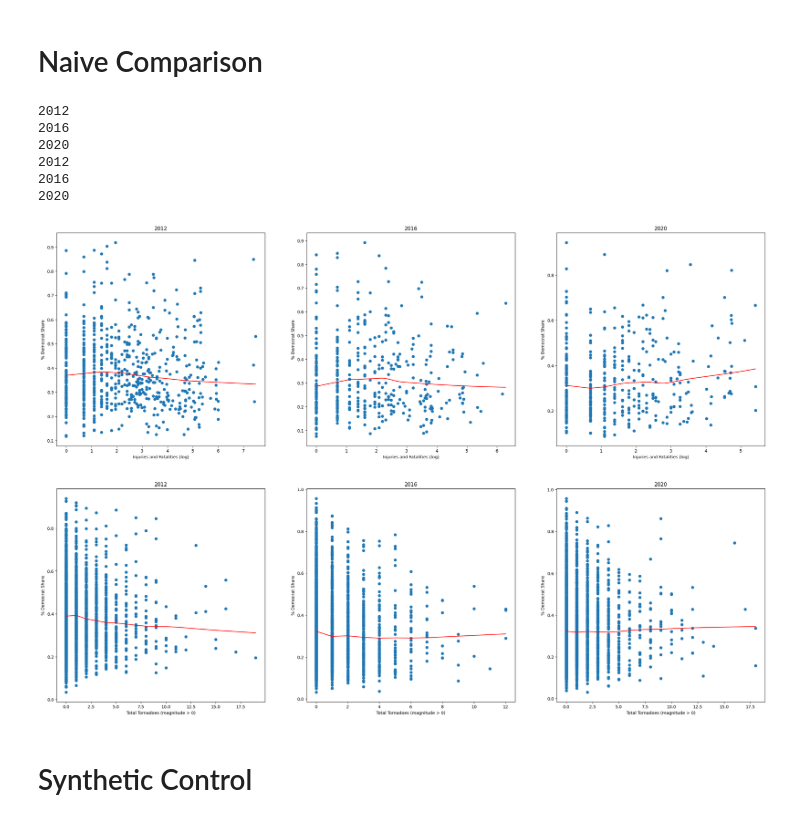
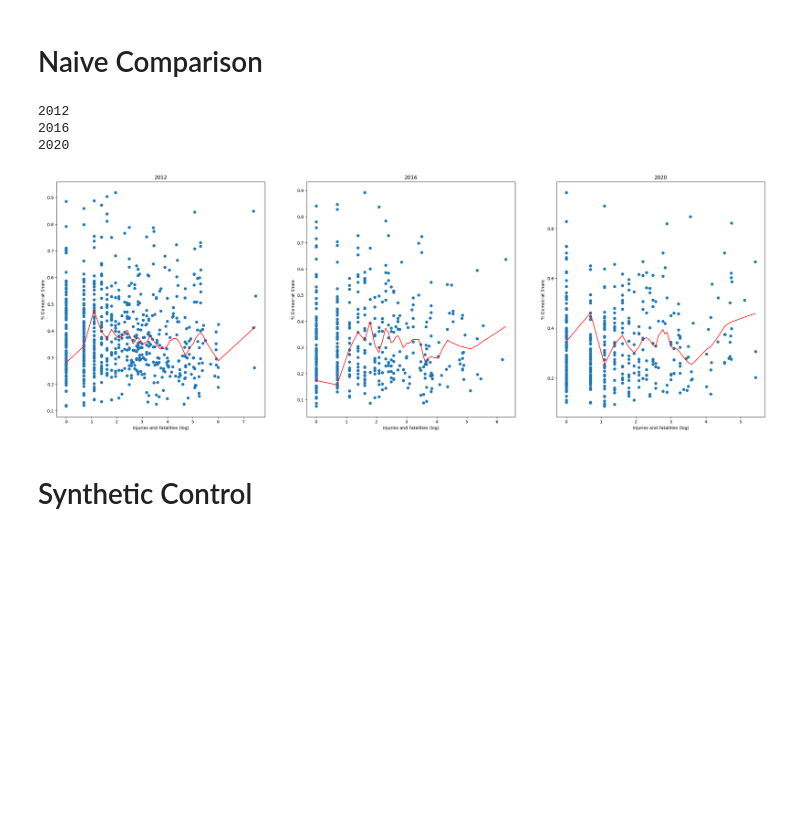
Before and after one commit to kmorhun/disasters_and_politics, a Jupyter notebook: src/voting_behavior.ipynb, the cells around one changed output. Cells and saved outputs as stored; diff of their text form; code cells hidden in the pictures; blank space fills up the shorter version.

Commit message:
finished naive plotting

```diff
--- a/src/voting_behavior.ipynb
+++ b/src/voting_behavior.ipynb
@@ -72,59 +72,58 @@ def getCountyVoteSet_Casualties(data_vote,data_tornado,year):
 # %%
 data_tornado = pd.read_csv(INTERSECTION_PATH)
 data_voting = pd.read_csv(RESULTS_PATH)
 
 # plt.figure(figsize=(30,18))
-fig, axs = plt.subplots(2,3, figsize=(30, 20))
+fig, axs = plt.subplots(1,3, figsize=(30, 9))
 i = 0
 
 for year in range(2012, 2021, 4):
     dist_Dem = data_voting.loc[data_voting[str(year)].notnull()]
     scatters = getCountyVoteSet_Casualties(dist_Dem,data_tornado,year)
     cas_log = np.log(scatters[:,1])
-    lowess = sm.nonparametric.lowess(scatters[:,0],cas_log)
+    lowess = sm.nonparametric.lowess(scatters[:,0],cas_log,frac= 1/12)
     print(year)
 
-    axs[0,i].scatter(cas_log,scatters[:,0])
-    axs[0,i].set_title(f"{year}")
-    axs[0,i].set_ylabel("% Democrat Share")
-    axs[0,i].plot(lowess[:,0],lowess[:,1],color="red")
-    axs[0,i].set_xlabel("Injuries and Fatalities (log)")
+    axs[i].scatter(cas_log,scatters[:,0])
+    axs[i].set_title(f"{year}")
+    axs[i].set_ylabel("% Democrat Share")
+    axs[i].plot(lowess[:,0],lowess[:,1],color="red")
+    axs[i].set_xlabel("Injuries and Fatalities (log)")
     i+=1
-# plt.show()
 
-# i=0
-# for year in range(2004, 2021, 4):
+i=0
+# for year in range(2012, 2021, 4):
 #     dist_Dem = data_voting.loc[data_voting[str(year)].notnull()]
 
 #     scatters = getCountyVoteSet_CostAgg(dist_Dem,data_tornado,year)
+#     loss_log = np.log(scatters[:,1])
+#     lowess = sm.nonparametric.lowess(scatters[:,0],loss_log)
 #     print(year)
-#     axs[1,i].scatter(scatters[:,1],scatters[:,0])
+#     axs[1,i].scatter(loss_log,scatters[:,0])
+#     axs[1,i].plot(lowess[:,0],lowess[:,1],color="red")
 #     axs[1,i].set_title(f"{year}")
 #     axs[1,i].set_ylabel("% Democrat Share")
 #     axs[1,i].set_xlabel("Total Monetary Loss")
 #     i+=1
 
-i=0
-for year in range(2012, 2021, 4):
-    dist_Dem = data_voting.loc[data_voting[str(year)].notnull()]
-    scatters = getCountyVoteSet_FlatCount(dist_Dem,data_tornado,year)
-    lowess = sm.nonparametric.lowess(scatters[:,0],scatters[:,1])
-    print(year)
-    axs[1,i].scatter(scatters[:,1],scatters[:,0])
-    axs[1,i].plot(lowess[:,0],lowess[:,1],color="red")
-    axs[1,i].set_title(f"{year}")
-    axs[1,i].set_ylabel("% Democrat Share")
-    axs[1,i].set_xlabel("Total Tornadoes (magnitude > 0)")
-    i+=1
+# i=0
+# for year in range(2016, 2021, 4):
+#     dist_Dem = data_voting.loc[data_voting[str(year)].notnull()]
+#     scatters = getCountyVoteSet_FlatCount(dist_Dem,data_tornado,year)
+#     lowess = sm.nonparametric.lowess(scatters[:,0],scatters[:,1],frac=1/12)
+#     print(year)
+#     axs[i].scatter(scatters[:,1],scatters[:,0])
+#     axs[i].plot(lowess[:,0],lowess[:,1],color="red")
+#     axs[i].set_title(f"{year}")
+#     axs[i].set_ylabel("% Democrat Share")
+#     axs[i].set_xlabel("Total Tornadoes (magnitude > 0)")
+#     i+=1
 plt.show()
 # %% [output]
 2012
 2016
 2020
-2012
-2016
-2020
-[figure, old version]
+[figure, new version]
 # %% [markdown]
 # Synthetic Control
 # %%
```
Also changed, not shown: parts of 1 cell of this notebook.
